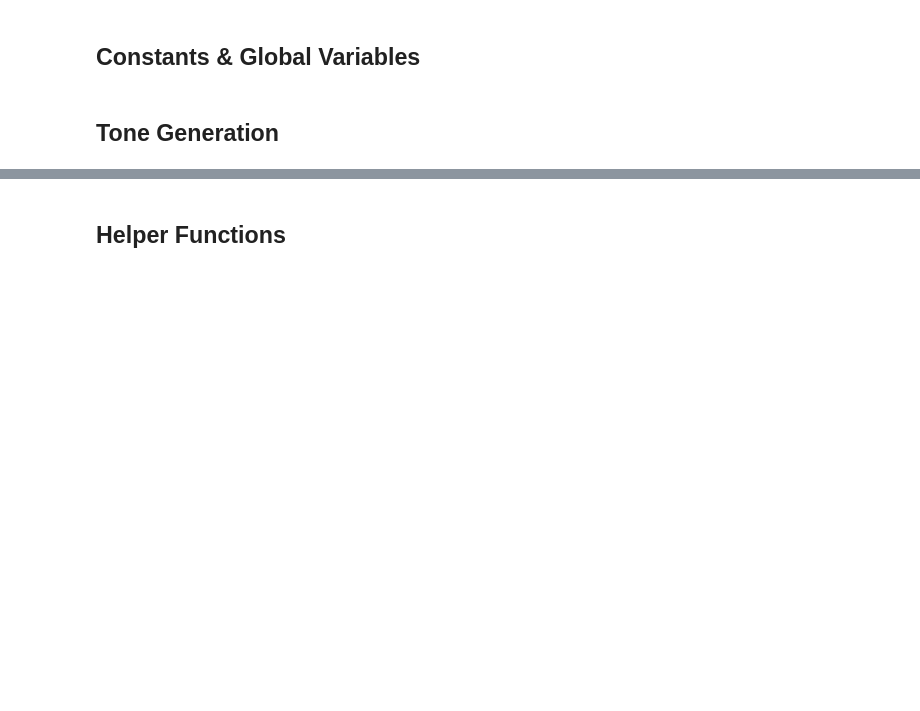
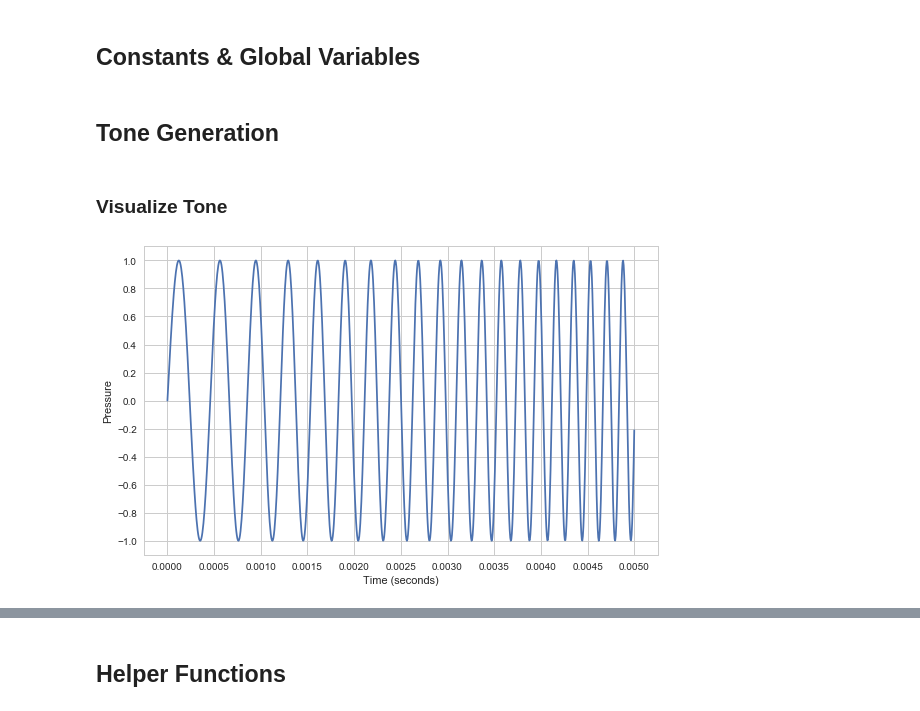
Before and after one commit to YanuX-Framework/YanuX-Cruncher, a Jupyter notebook: AcousticExperiments.ipynb, the cells around one changed output, grey strips where cells are left out. Saved outputs shown, nothing was run; the diff lists cells and outputs as text; code cells hidden in the pictures; blank space fills up the shorter version.

```diff
--- a/AcousticExperiments.ipynb
+++ b/AcousticExperiments.ipynb
@@ -54,10 +106,32 @@ def filter_data(data,
 # %% [markdown]
 ## Tone Generation
 # %%
-def sinwave_tone(frequency, duration, sample_rate):
+def sine_wave_tone(frequency, duration, sample_rate):
     return np.sin(2 * math.pi * np.arange(math.ceil(sample_rate * duration)) * frequency / sample_rate) * 0x7FFF
 
-def chirp_tone(frequency0, frequency1, duration, phase0=0, sample_rate=44100):
+def linear_chirp_tone(frequency0, frequency1, duration, phase0=0, sample_rate=44100):
     num_samples = math.ceil(sample_rate * duration);
     k = (frequency1 - frequency0)/num_samples
     return np.sin(phase0+2*math.pi*(np.arange(num_samples)*frequency0/sample_rate+k/2*np.arange(num_samples)**2/sample_rate)) * 0x7FFF
+# %% [markdown]
+### Visualize Tone
+# %%
+tone_data = linear_chirp_tone(2000, 6000, 0.005, sample_rate=sample_rate*4)
+tone_data = normalize_data(tone_data)
+
+fig, ax = plt.subplots(figsize=(8,5))
+ax.plot(np.linspace(0, 0.005, num=math.ceil(0.005*sample_rate*4)),
+        tone_data)
+
+ax.set_xlabel("Time (seconds)")
+ax.set_ylabel("Pressure")
+
+ax.xaxis.set_major_locator(MultipleLocator(0.0005))
+ax.yaxis.set_major_locator(MultipleLocator(0.2))
+
+#ax.legend()
+plt.tight_layout()
+fig.savefig(output_data_directory+"/plot-linear_chirp_tone.pdf", dpi=300)
+plt.show()
+# %% [output]
+[figure, added]
```
Also changed, not shown: parts of 9 cells of this notebook, 1 other file.
